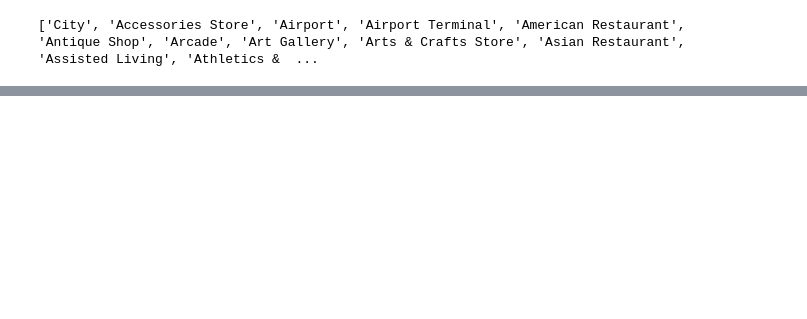
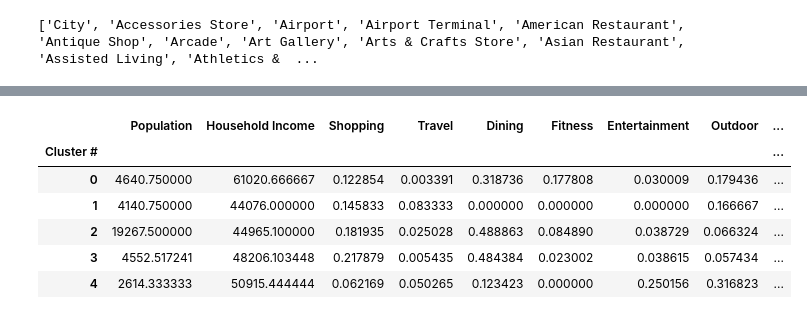
Before and after one commit to ZSwitaj/Coursera_Capstone, a Jupyter notebook: Capstone Project - Battle of Neighborhoods.ipynb, the cells around one changed output, grey strips where cells are left out. Cells and saved outputs as stored; diff of their text form; code cells hidden in the pictures; blank space fills up the shorter version.

```diff
--- a/Capstone Project - Battle of Neighborhoods.ipynb
+++ b/Capstone Project - Battle of Neighborhoods.ipynb
@@ -317,0 +343,10 @@ with urllib.request.urlopen(nh_town_geo) as url:
+# %%
+df_cluster.groupby(['Cluster #']).mean()
+# %% [output]
+|  | Population | Household Income | Shopping | Travel | Dining | Fitness | Entertainment | Outdoor | ... |
+| Cluster # |  |  |  |  |  |  |  |  | ... |
+| 0 | 4640.750000 | 61020.666667 | 0.122854 | 0.003391 | 0.318736 | 0.177808 | 0.030009 | 0.179436 | ... |
+| 1 | 4140.750000 | 44076.000000 | 0.145833 | 0.083333 | 0.000000 | 0.000000 | 0.000000 | 0.166667 | ... |
+| 2 | 19267.500000 | 44965.100000 | 0.181935 | 0.025028 | 0.488863 | 0.084890 | 0.038729 | 0.066324 | ... |
+| 3 | 4552.517241 | 48206.103448 | 0.217879 | 0.005435 | 0.484384 | 0.023002 | 0.038615 | 0.057434 | ... |
+| 4 | 2614.333333 | 50915.444444 | 0.062169 | 0.050265 | 0.123423 | 0.000000 | 0.250156 | 0.316823 | ... |
```
Also changed, not shown: parts of 35 cells of this notebook.
